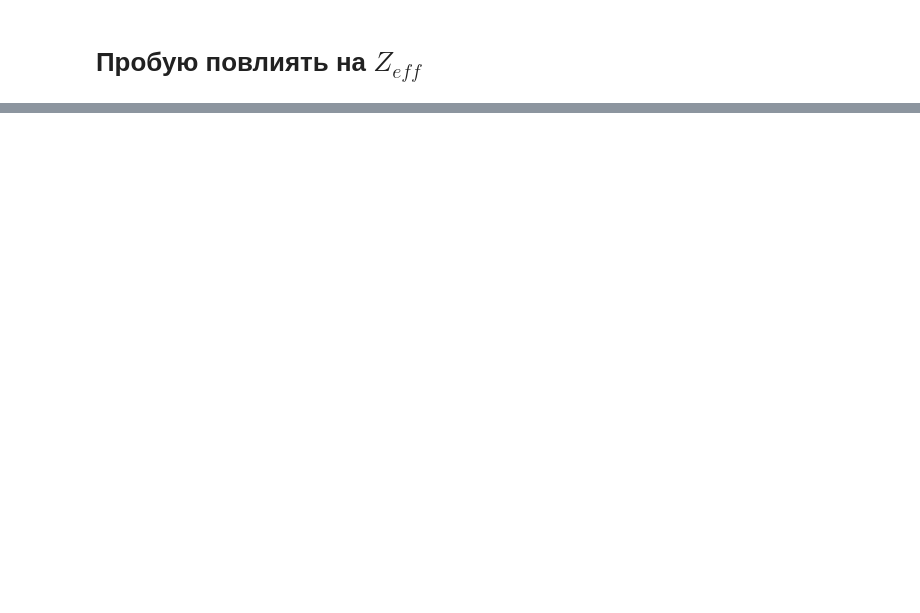
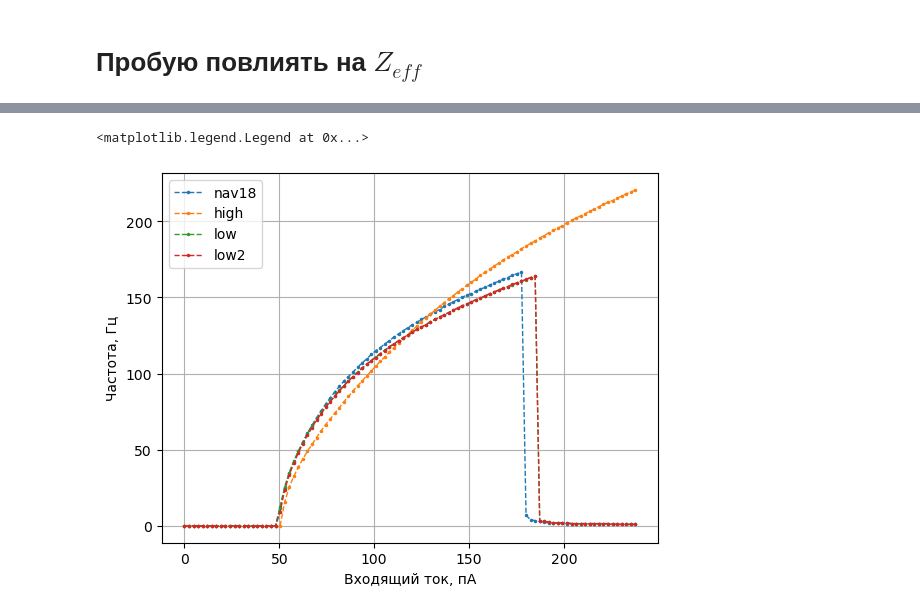
Before and after one commit to shcecter/nocimod, a Jupyter notebook: Zeff_eval.ipynb, the cells around one changed output, grey strips where cells are left out. Drawn from its saved outputs; the diff is of its cells as text; code cells hidden in the pictures; blank space fills up the shorter version.

```diff
--- a/Zeff_eval.ipynb
+++ b/Zeff_eval.ipynb
@@ -207,0 +275,19 @@ print(comp_Zeff(nav18_max_gs, experimental_voltages, g18nav))
+# %%
+high_eq = base_nav18 + dndt + dhdt + dmdt + gNa18_eq_higherZeff
+default_eq = base_nav18 + dndt + dhdt + dmdt + gNa18_eq
+low_eq = base_nav18 + dndt + dhdt + dmdt + gNa18_eq_lowerZeff
+low2_eq = base_nav18 + dndt + dhdt + dmdt + gNa18_eq_lowerZeff2
+
+default_curve = compIFcurve_by_equation(default_eq, basic_namespace)
+high_curve = compIFcurve_by_equation(high_eq, basic_namespace)
+low_curve = compIFcurve_by_equation(low_eq, basic_namespace)
+low2_curve = compIFcurve_by_equation(low2_eq, basic_namespace)
+# %%
+plotIFcurve(*default_curve, ms=1.5)
+plotIFcurve(*high_curve, ms=1.5)
+plotIFcurve(*low_curve, ms=1.5)
+plotIFcurve(*low2_curve, ms=1.5)
+legend(["nav18", "high", "low", "low2"])
+# %% [output]
+<matplotlib.legend.Legend at 0x...>
+[figure, added]
```
Also changed, not shown: parts of 15 cells of this notebook, 3 other files.
